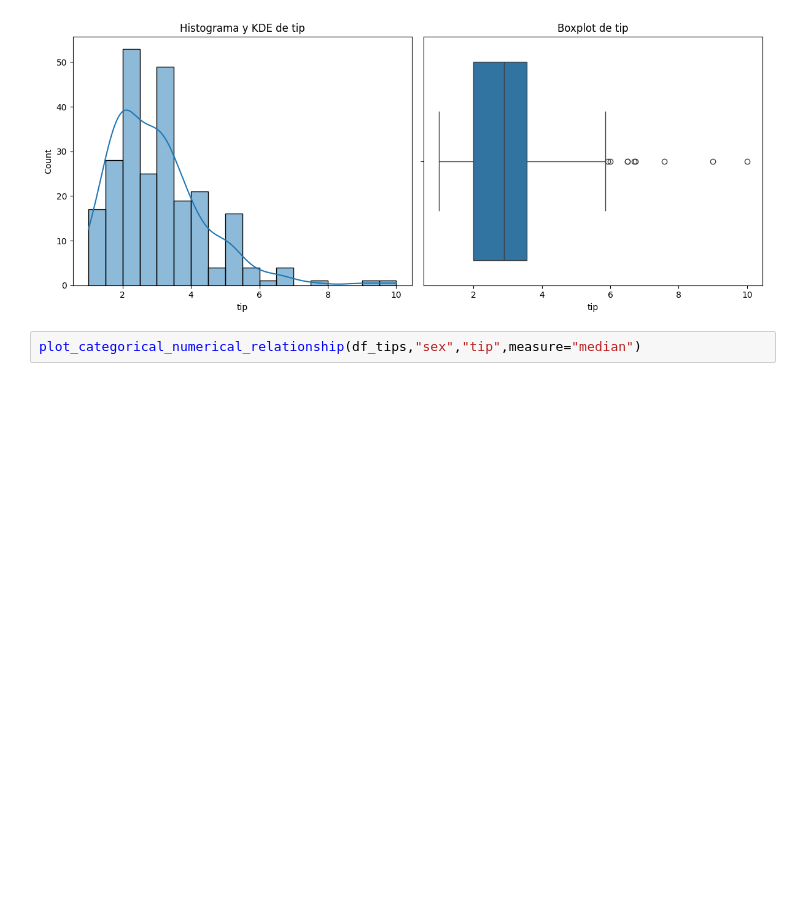
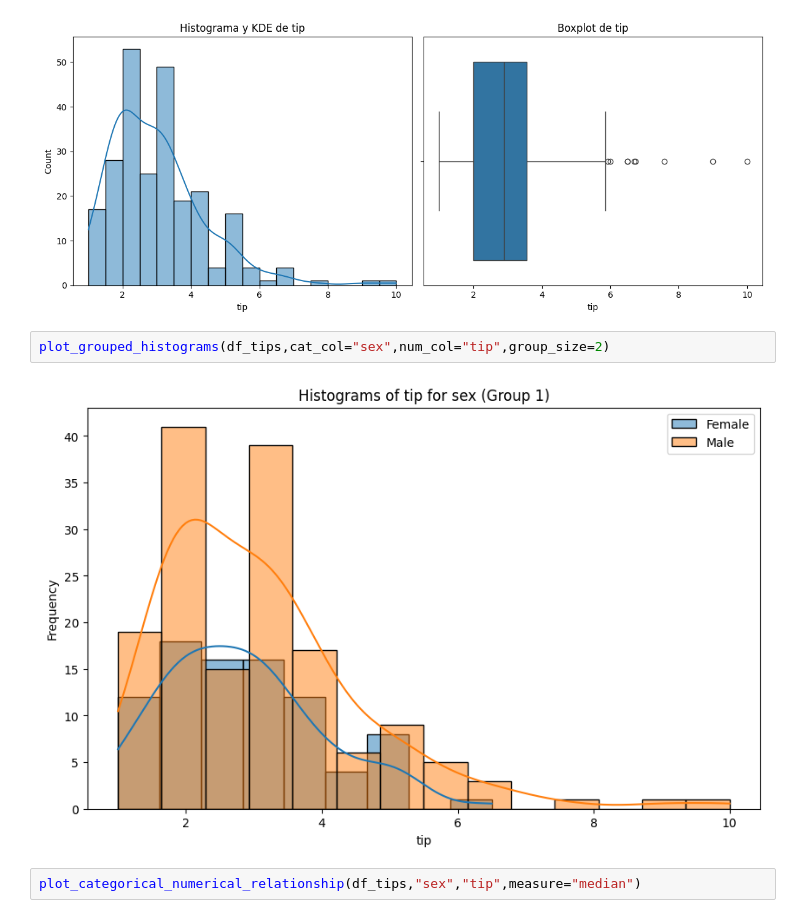
Before and after one commit to davtorpet/DS_Online_Febr25_Exercises, a Jupyter notebook: 03_Analisis_de_Datos/Sprint_07/Unidad_02/Ejercicios_Workout/10_Ejercicios_Analisis_Multivariante_I.ipynb, the cells around one changed output. Saved outputs shown, nothing was run; the diff lists cells and outputs as text; blank space fills up the shorter version.

```diff
--- a/03_Analisis_de_Datos/Sprint_07/Unidad_02/Ejercicios_Workout/10_Ejercicios_Analisis_Multivariante_I.ipynb
+++ b/03_Analisis_de_Datos/Sprint_07/Unidad_02/Ejercicios_Workout/10_Ejercicios_Analisis_Multivariante_I.ipynb
@@ -147,6 +147,10 @@ plot_combined_graphs(df_tips,["tip"])
 # %% [output]
 (2,)
 [figure]
+# %%
+plot_grouped_histograms(df_tips,cat_col="sex",num_col="tip",group_size=2)
+# %% [output]
+[figure, added]
 # %%
 plot_categorical_numerical_relationship(df_tips,"sex","tip",measure="median")
 # %% [output]
```
Also changed, not shown: 1 other file.
